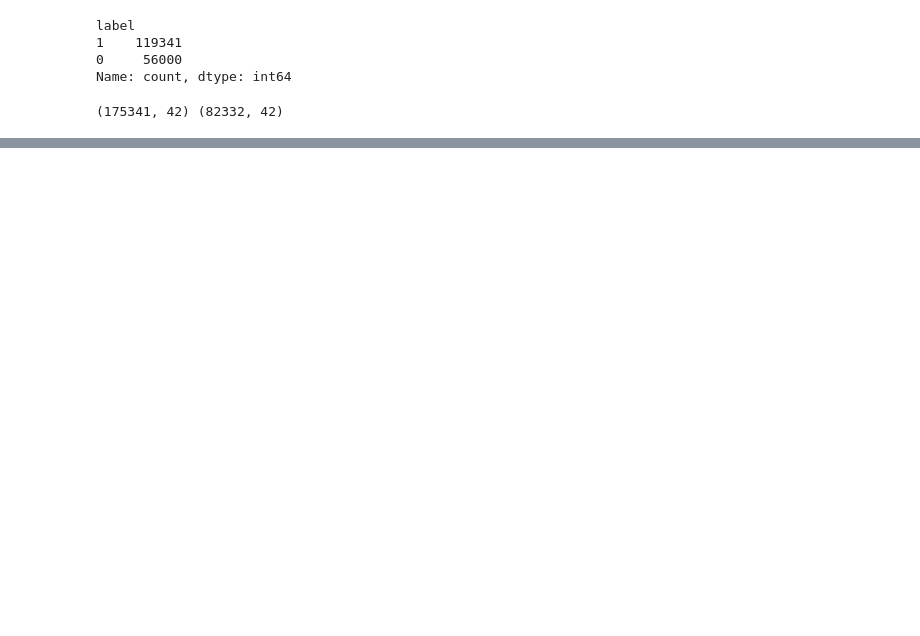
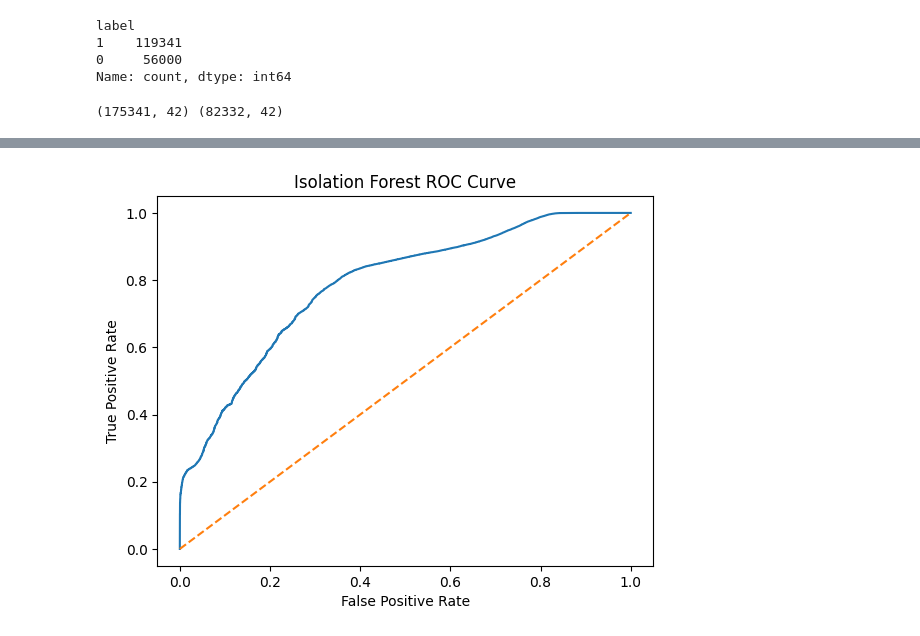
Before and after one commit to Viswabharathi-K-A/Network-Anomaly-Detection, a Jupyter notebook: notebook/Anomaly_detection.ipynb, the cells around one changed output, grey strips where cells are left out. Saved outputs shown, nothing was run; the diff lists cells and outputs as text; code cells hidden in the pictures; blank space fills up the shorter version.

Commit message:
Completed Model training

```diff
--- a/notebook/Anomaly_detection.ipynb
+++ b/notebook/Anomaly_detection.ipynb
@@ -72,0 +106,6 @@ def clean_numeric(df):
+# %%
+# Training only on normal traffic
+
+X_train_normal = X_train[y_train==0]
+
+print("Normal-only training data shape:", X_train_normal.shape)
@@ -72,0 +114,4 @@ def clean_numeric(df):
+# %%
+scaler = StandardScaler()
+X_train_scaled = scaler.fit_transform(X_train_normal)
+X_test_scaled = scaler.transform(X_test)
@@ -72,0 +122,9 @@ def clean_numeric(df):
+# %%
+iso = IsolationForest(
+    n_estimators = 400,
+    contamination="auto",
+    random_state=42,
+    n_jobs=-1
+)
+
+iso.fit(X_train_scaled)
@@ -72,0 +133,11 @@ def clean_numeric(df):
+# %%
+# predict: 1=Normal, -1=anomaly
+# decision_function: higher= more normal, lower = more anomalous
+
+pred = iso.predict(X_test_scaled)  #1 normal, -1 anomaly
+is_anomaly = (pred == -1).astype(int) # 1 anomaly, 0 normal
+
+# Converting decision_function to an anomaly score
+anomaly_score = -iso.decision_function(X_test_scaled)
+
+print("Predicted anomalies: ", is_anomaly.sum(), "out of", len(is_anomaly) )
@@ -72,0 +171,12 @@ def clean_numeric(df):
+# %%
+fpr, tpr, _ = roc_curve(y_test, anomaly_score)
+
+plt.figure()
+plt.plot(fpr, tpr)
+plt.plot([0,1], [0,1], linestyle="--")
+plt.xlabel("False Positive Rate")
+plt.ylabel("True Positive Rate")
+plt.title("Isolation Forest ROC Curve")
+plt.show()
+# %% [output]
+[figure, added]
```
Also changed, not shown: parts of 11 cells of this notebook.
